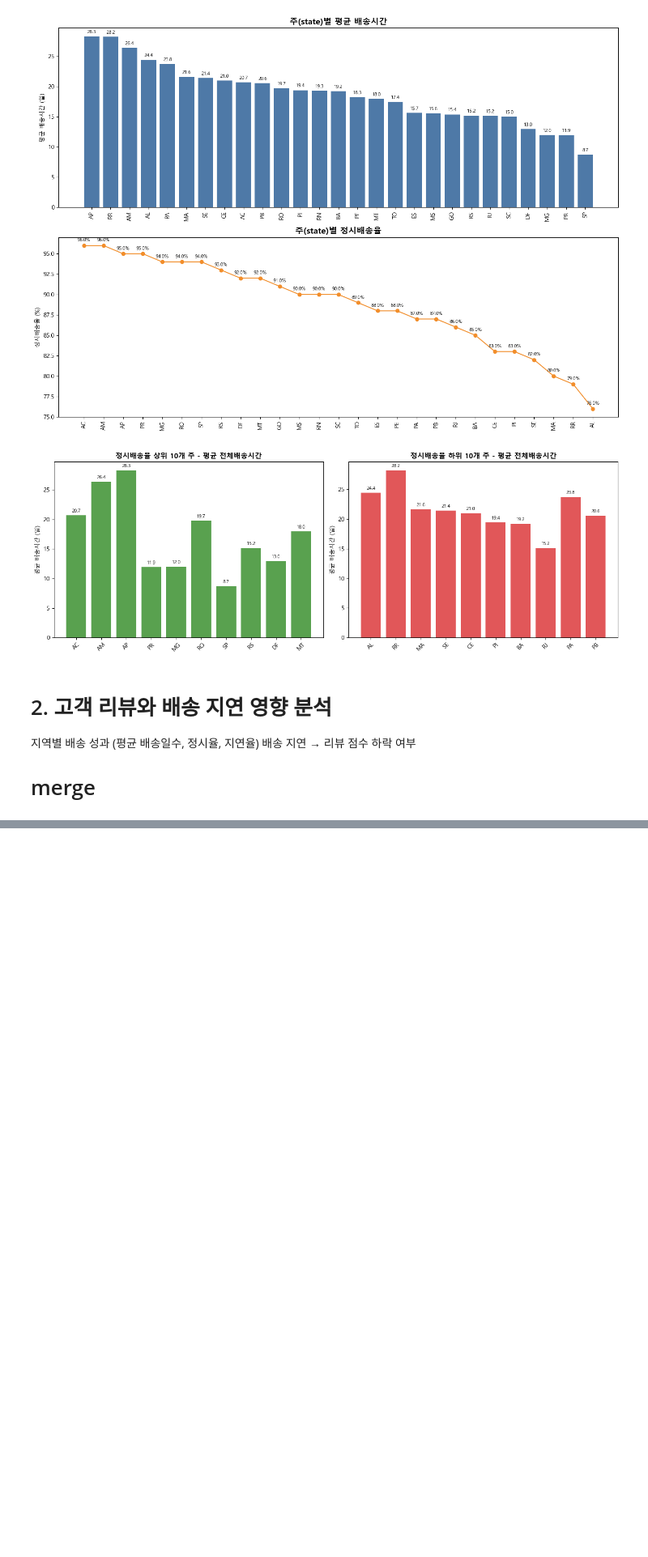
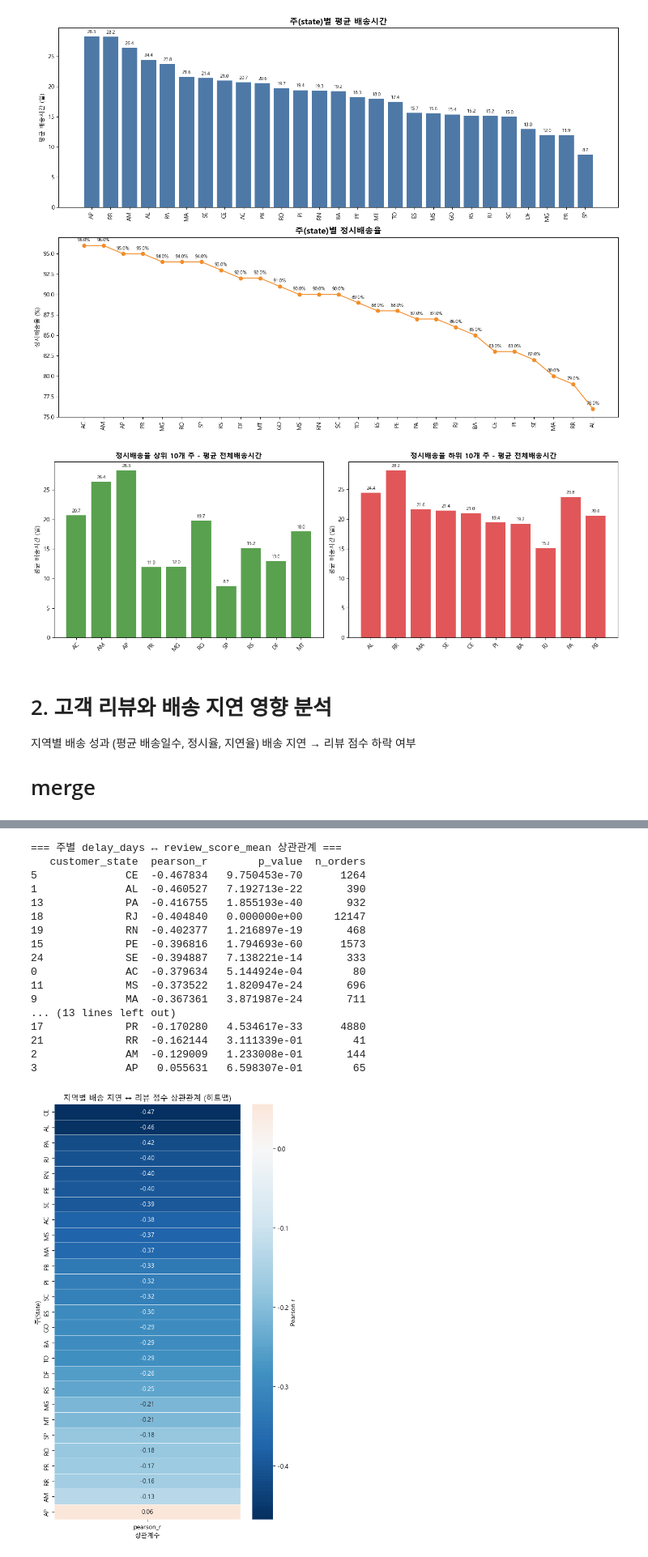
Before and after one commit to hhayan/project_olist_ecommerce, a Jupyter notebook: 과제2.ipynb, the cells around one changed output, grey strips where cells are left out. Shown at 81% size. Saved outputs shown, nothing was run; the diff lists cells and outputs as text; code cells hidden in the pictures; blank space fills up the shorter version.

```diff
--- a/과제2.ipynb
+++ b/과제2.ipynb
@@ -407,0 +573,73 @@ NameError: name 'df_order_reviews' is not defined
+# %%
+# 지역별 배송-리뷰 상관관계 분석
+
+import pandas as pd
+from scipy.stats import pearsonr
+
+# 1) 주문 단위 데이터 준비
+order_cols = [
+    "order_id",
+    "customer_state",
+    "order_delivered_customer_date",
+    "order_estimated_delivery_date",
+    "review_score_mean"
+]
+dfm = merge_oicsr[order_cols].drop_duplicates(subset=["order_id"]).copy()
+
+# delay_days 계산
+dfm["delay_days"] = (
+    dfm["order_delivered_customer_date"].dt.floor("D")
+    - dfm["order_estimated_delivery_date"].dt.floor("D")
+).dt.days
+
+# 필요한 컬럼만
+dfc = dfm[["customer_state", "delay_days", "review_score_mean"]].dropna()
+
+# 2) 주(state)별 상관계수 계산
+state_corrs = []
+for state, group in dfc.groupby("customer_state"):
+    if len(group) > 5:  # 샘플이 너무 적은 주는 제외
+        r, p = pearsonr(group["delay_days"], group["review_score_mean"])
+        state_corrs.append({"customer_state": state, "pearson_r": r, "p_value": p, "n_orders": len(group)})
+
+state_corrs_df = pd.DataFrame(state_corrs).sort_values("pearson_r")
+
+# 3) 결과 확인
+print("=== 주별 delay_days ↔ review_score_mean 상관관계 ===")
+print(state_corrs_df)
+
+# 4) 시각화
+# 피벗테이블 형태로 바꾸기 (state × pearson_r)
+heatmap_data = state_corrs_df.set_index("customer_state")[["pearson_r"]]
+
+# 히트맵 그리기
+plt.figure(figsize=(6,10))
+sns.heatmap(
+    heatmap_data,
+    annot=True, fmt=".2f", cmap="RdBu_r", center=0,
+    linewidths=0.5, cbar_kws={'label': 'Pearson r'}
+)
+plt.title("지역별 배송 지연 ↔ 리뷰 점수 상관관계 (히트맵)")
+plt.ylabel("주(State)")
+plt.xlabel("상관계수")
+plt.tight_layout()
+plt.show()
+# %% [output]
+=== 주별 delay_days ↔ review_score_mean 상관관계 ===
+   customer_state  pearson_r        p_value  n_orders
+5              CE  -0.467834   9.750453e-70      1264
+1              AL  -0.460527   7.192713e-22       390
+13             PA  -0.416755   1.855193e-40       932
+18             RJ  -0.404840   0.000000e+00     12147
+19             RN  -0.402377   1.216897e-19       468
+15             PE  -0.396816   1.794693e-60      1573
+24             SE  -0.394887   7.138221e-14       333
+0              AC  -0.379634   5.144924e-04        80
+11             MS  -0.373522   1.820947e-24       696
+9              MA  -0.367361   3.871987e-24       711
+... (13 lines left out)
+17             PR  -0.170280   4.534617e-33      4880
+21             RR  -0.162144   3.111339e-01        41
+2              AM  -0.129009   1.233008e-01       144
+3              AP   0.055631   6.598307e-01        65
+[figure, added]
```
Also changed, not shown: parts of 3 cells of this notebook, 1 other file.
